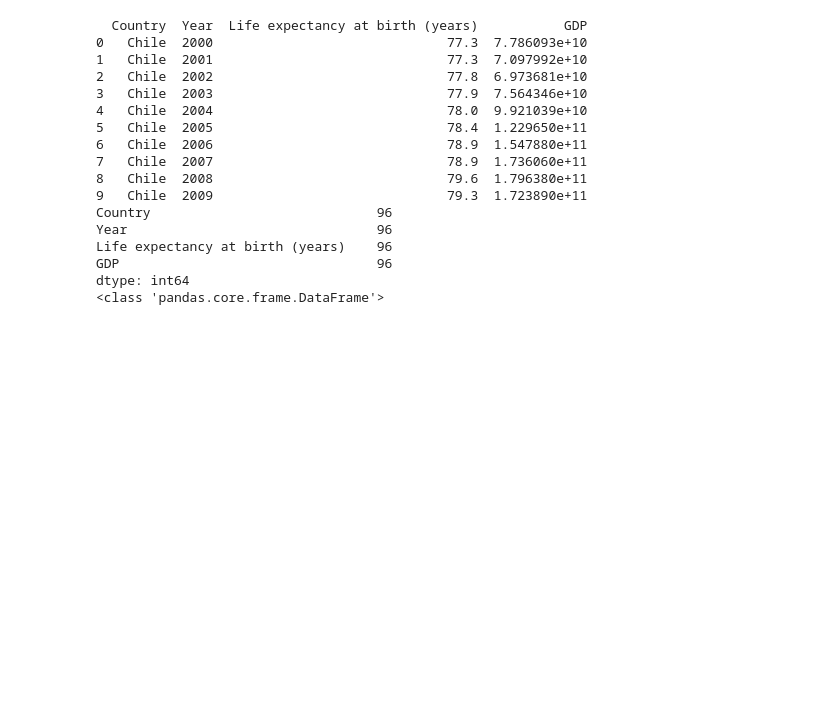
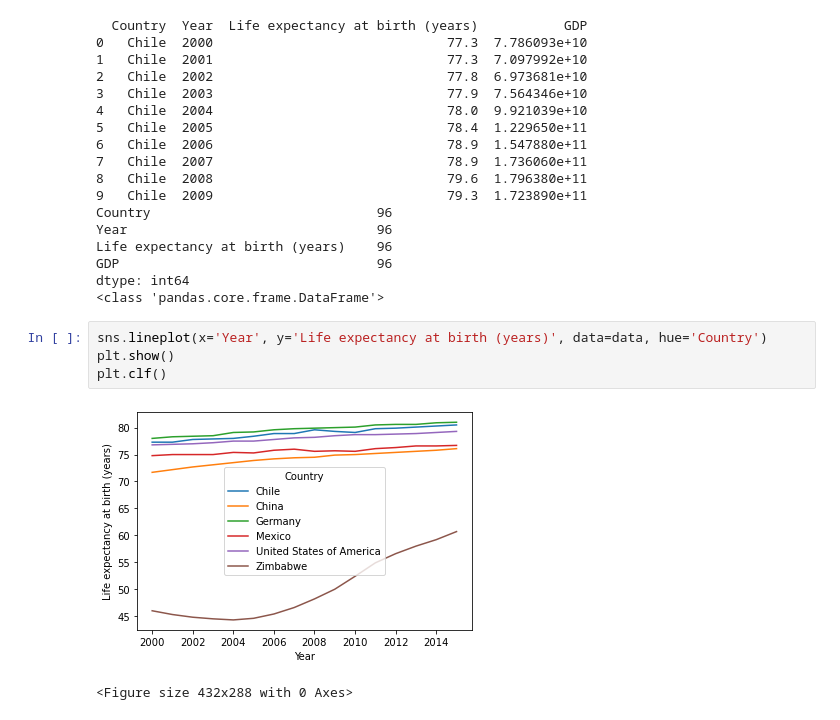
Before and after one commit to gobr2005/codecademy, a Jupyter notebook: Life-Expectancy-and-GDP-Starter/life_expectancy_gdp.ipynb, the cells around one changed output. Drawn from its saved outputs; the diff is of its cells as text; blank space fills up the shorter version.

Commit message:
Added graphs
I added three graphs.

```diff
--- a/Life-Expectancy-and-GDP-Starter/life_expectancy_gdp.ipynb
+++ b/Life-Expectancy-and-GDP-Starter/life_expectancy_gdp.ipynb
@@ -31,3 +31,10 @@ Life expectancy at birth (years)    96
 GDP                                 96
 dtype: int64
 <class 'pandas.core.frame.DataFrame'>
+# %%
+sns.lineplot(x='Year', y='Life expectancy at birth (years)', data=data, hue='Country')
+plt.show()
+plt.clf()
+# %% [output]
+[figure, added]
+<Figure size 432x288 with 0 Axes>
```
Also changed, not shown: parts of 2 cells of this notebook.
